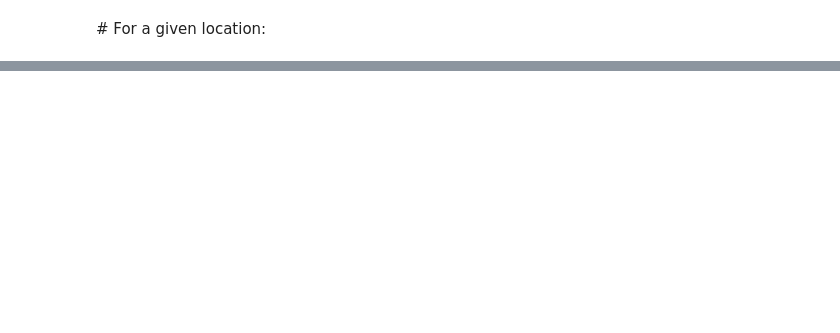
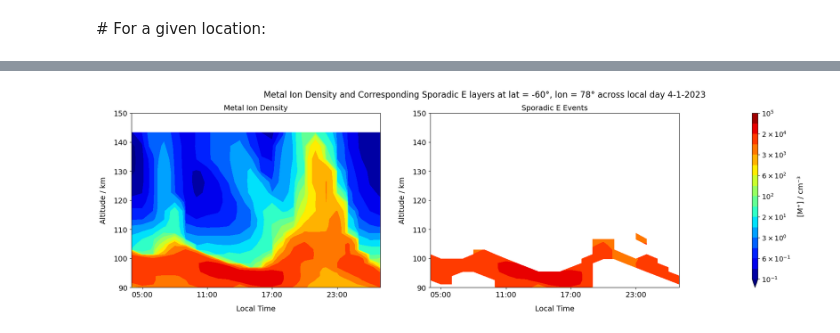
Before and after one commit to CharlieReyno/Sporadic-E-Project, a Jupyter notebook: WACCM_individual_plots.ipynb, the cells around one changed output, grey strips where cells are left out. Saved outputs shown, nothing was run; the diff lists cells and outputs as text; code cells hidden in the pictures; blank space fills up the shorter version.

```diff
--- a/WACCM_individual_plots.ipynb
+++ b/WACCM_individual_plots.ipynb
@@ -141,8 +144,8 @@ Esmax = 24
 Mptdensns_sl = Mptdensns[:,Esmin:Esmax,:,:,0,0]      #(19, 24, 96, 144)
 SpEsns_sl = SpEsns[:,Esmin:Esmax,:,:,0,0]
 
-targetlat1 = -76
-targetlon1 = 100
+targetlat1 = -60
+targetlon1 = 78
 
 #Select
 Mptdensns_sel1 = Mptdensns_sl.sel(lat=targetlat1, lon=targetlon1, method='nearest')    #(19,24)
@@ -218,0 +168,54 @@ plt.show()
+# %%
+# create two plots and fill them with [M+] and Es
+
+fig, axes = plt.subplots(1, 2, figsize=(25, 6))
+
+contour = axes[0].contourf(UT_Plot, Zavg_sl, Mptdensns_sel1, cmap='jet',
+                      norm=LogNorm(vmin=vmin, vmax=vmax),
+                      levels=np.logspace(np.log10(vmin), np.log10(vmax), num_levels),
+                      extend='min'
+                     )
+
+axes[0].set_xlabel('Local Time', fontsize=14, labelpad=13)
+axes[0].set_ylabel('Altitude / km', fontsize=14, labelpad=13)
+axes[0].set_ylim([90, 150])
+axes[0].set_title(f'Metal Ion Density', fontsize=14)
+
+
+contour = axes[1].contourf(UT_Plot, Zavg_sl, SpEsns_sel1, cmap='jet',
+                      norm=LogNorm(vmin=vmin, vmax=vmax),
+                      levels=np.logspace(np.log10(vmin), np.log10(vmax), num_levels),
+                      extend='min'
+                     )
+
+axes[1].set_xlabel('Local Time', fontsize=14, labelpad=13)
+axes[1].set_ylabel('Altitude / km', fontsize=14, labelpad=13)
+axes[1].set_ylim([90, 150])
+axes[1].set_title(f'Sporadic E Events', fontsize=14)
+
+fig.suptitle(f"Metal Ion Density and Corresponding Sporadic E layers at lat = {targetlat1}\u00b0, lon = {targetlon1}\u00b0 across local day {day}-{month}-{year}" , fontsize=16)
+
+
+# cbar = plt.colorbar(contour, ax=ax, orientation='vertical', pad=0.05, aspect=30, format=FuncFormatter(scientific_formatter))
+# cbar.set_label('[M⁺] / cm⁻³', fontsize=14, labelpad=13)
+# cbar.ax.tick_params(labelsize=13)
+cbar = fig.colorbar(contour, ax=axes, orientation='vertical', pad=0.1, aspect=30, format=FuncFormatter(scientific_formatter))
+cbar.set_label('[M⁺] / cm⁻³', fontsize=14, labelpad=13)
+cbar.ax.tick_params(labelsize=13)
+
+fig.autofmt_xdate()
+
+for ax in axes:
+    ax.xaxis.set_major_locator(mdates.HourLocator(interval=6))
+    ax.xaxis.set_major_formatter(mdates.DateFormatter('%H:%M'))
+    ax.tick_params(axis='both', which='major', labelsize=14)
+
+contour.set_clim(vmin, vmax)
+
+start_date_str = str(start_date).replace(' ', '_')
+# figname = f'Es_Layer_lat_{targetlat1}_lon_{targetlon1}_{start_date_str}LT.png'
+# plt.savefig(f'./Figures/Wuhu_IonTr_run/Es_ID/{filename_append}/' + str(figname), dpi=400, bbox_inches='tight')
+
+plt.show()
+# %% [output]
+[figure, added]
```
Also changed, not shown: parts of 5 cells of this notebook.
